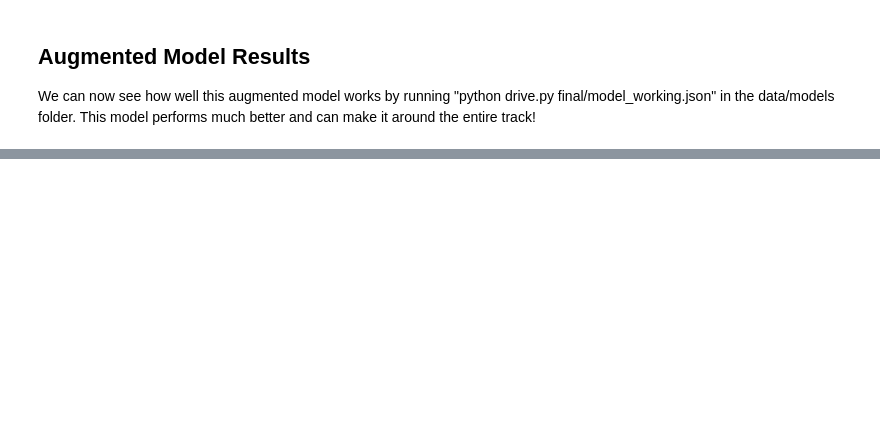
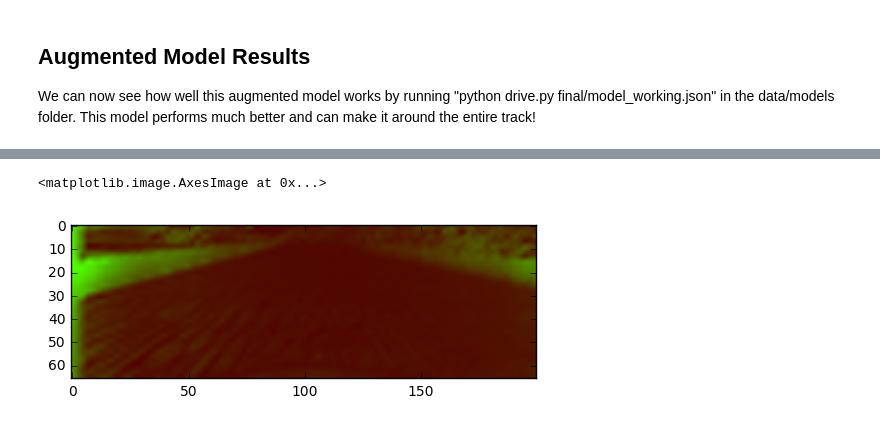
Before and after one commit to tfolkman/Big-Mtn-Data-Conf-Spring-2017, a Jupyter notebook: notebooks/model.ipynb, the cells around one changed output, grey strips where cells are left out. Saved outputs shown, nothing was run; the diff lists cells and outputs as text; code cells hidden in the pictures; blank space fills up the shorter version.

```diff
--- a/notebooks/model.ipynb
+++ b/notebooks/model.ipynb
@@ -294,0 +383,5 @@ We can now see how well this augmented model works by running "python drive.py f
+# %%
+plt.imshow(x_mask)
+# %% [output]
+<matplotlib.image.AxesImage at 0x...>
+[figure, added]
```
Also changed, not shown: parts of 14 cells of this notebook, 9 other files.
